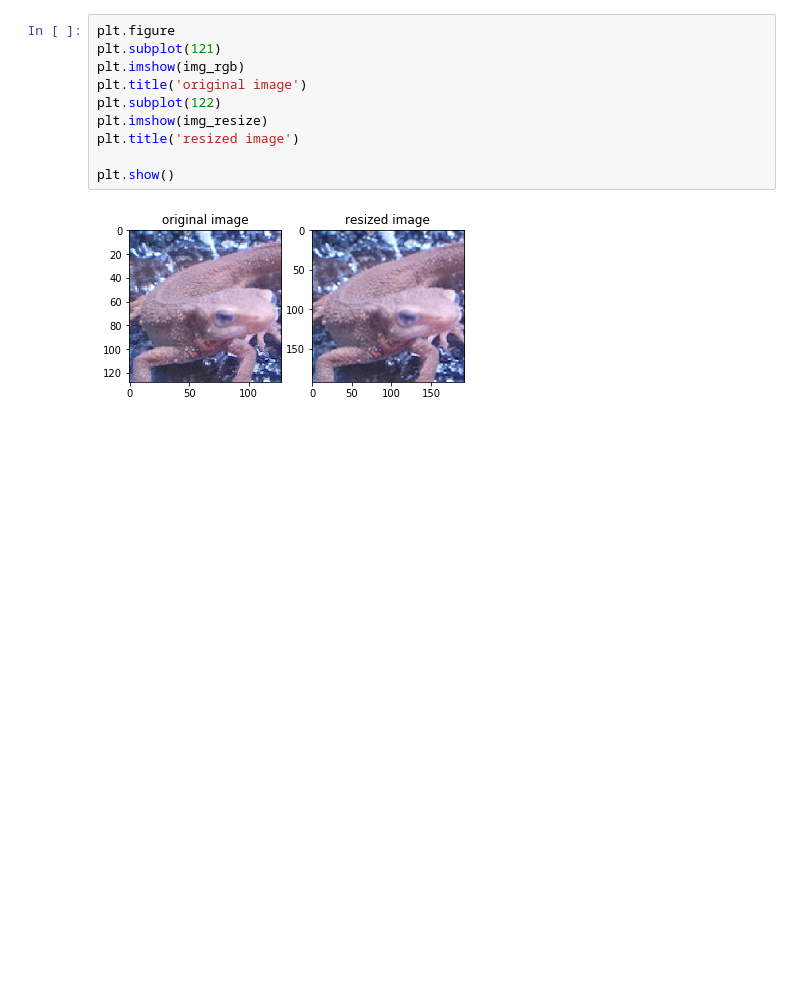
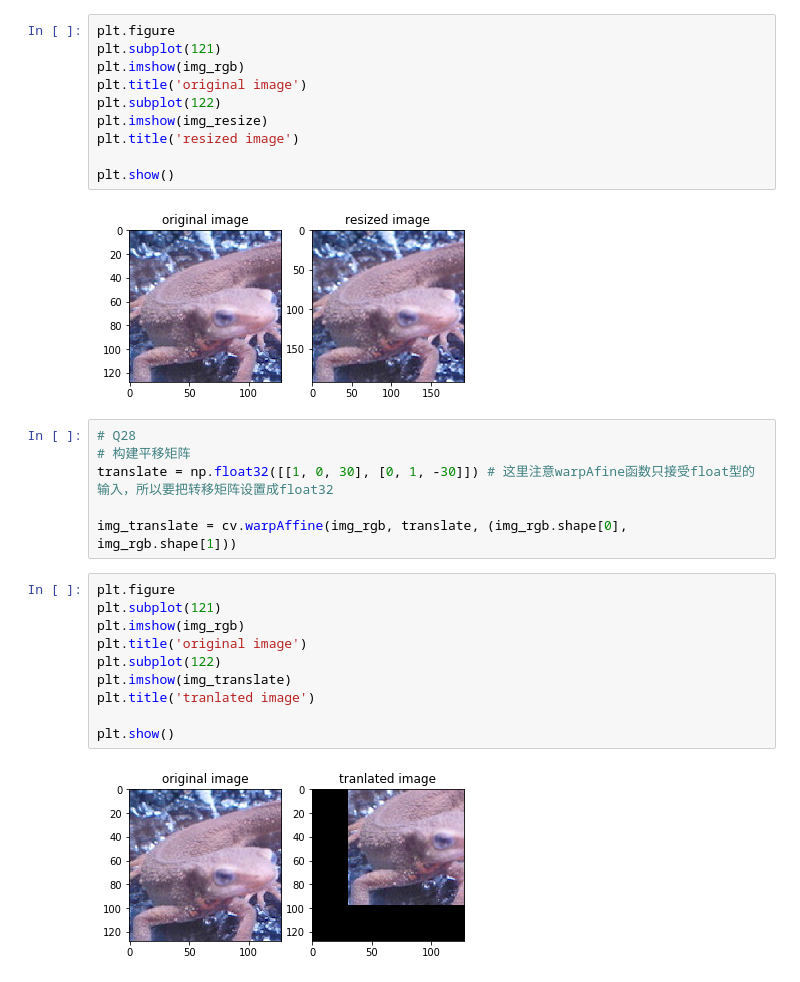
Before and after one commit to SeanCho1996/opencv-100, a Jupyter notebook: Q21-30/Q26-30.ipynb, the cells around one changed output. Saved outputs shown, nothing was run; the diff lists cells and outputs as text; blank space fills up the shorter version.

```diff
--- a/Q21-30/Q26-30.ipynb
+++ b/Q21-30/Q26-30.ipynb
@@ -95,3 +96,21 @@ plt.title('resized image')
 plt.show()
 # %% [output]
 [figure]
+# %%
+# Q28
+# 构建平移矩阵
+translate = np.float32([[1, 0, 30], [0, 1, -30]]) # 这里注意warpAfine函数只接受float型的输入，所以要把转移矩阵设置成float32
+
+img_translate = cv.warpAffine(img_rgb, translate, (img_rgb.shape[0], img_rgb.shape[1]))
+# %%
+plt.figure
+plt.subplot(121)
+plt.imshow(img_rgb)
+plt.title('original image')
+plt.subplot(122)
+plt.imshow(img_translate)
+plt.title('tranlated image')
+
+plt.show()
+# %% [output]
+[figure, added]
```
Also changed, not shown: parts of 5 cells of this notebook.
